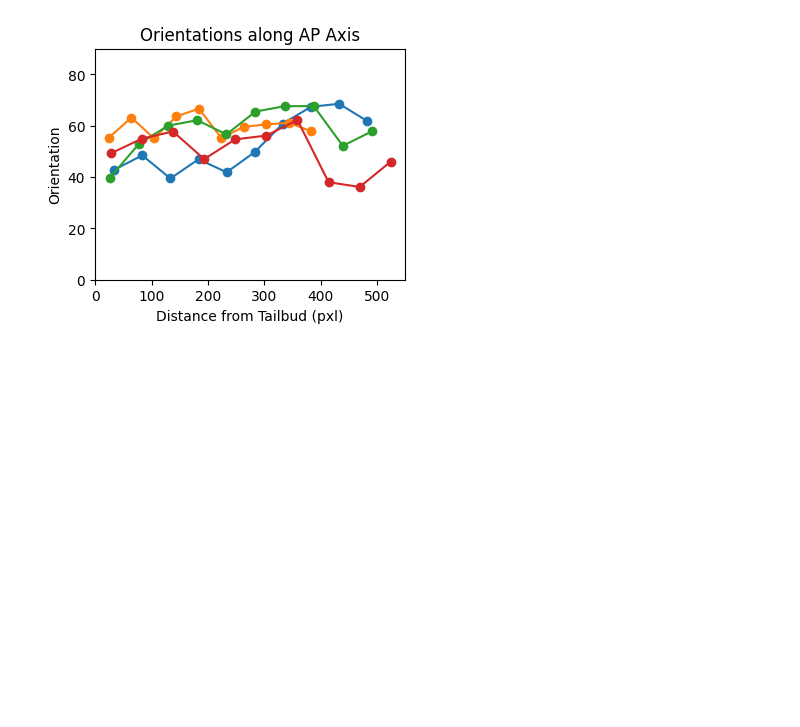
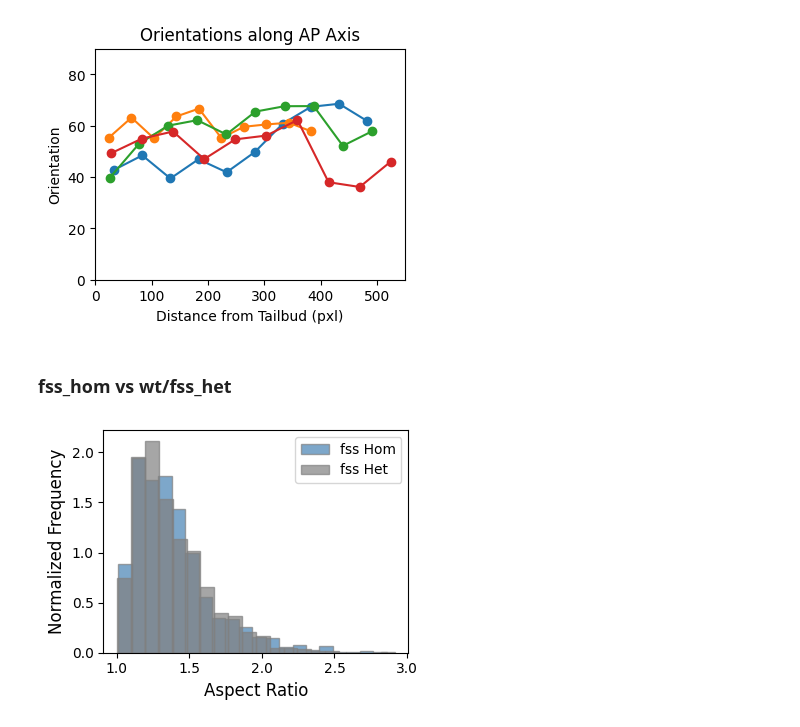
Before and after one commit to feyzanar/git-mycodes, a Jupyter notebook: 2d_mask_parameters.ipynb, the cells around one changed output. Drawn from its saved outputs; the diff is of its cells as text; code cells hidden in the pictures; blank space fills up the shorter version.

```diff
--- a/2d_mask_parameters.ipynb
+++ b/2d_mask_parameters.ipynb
@@ -750,0 +996,37 @@ plt.show()
+# %% [markdown]
+### fss_hom vs wt/fss_het
+# %%
+hom_aspect_ratios = [
+    mask["aspect_ratio"]
+    for masks in fss_hom_masks.values()
+    for mask in masks.values()
+    if mask["roi"]
+]
+
+het_aspect_ratios = [
+    mask["aspect_ratio"]
+    for masks in fss_het_masks.values()
+    for mask in masks.values()
+    if mask["roi"]
+]
+# Create the histogram
+plt.figure(figsize=(4, 3))
+
+
+# Plot the normalized histogram for Gullum Hom with transparency
+plt.hist(hom_aspect_ratios, bins=20, color='steelblue', alpha=0.7, label="fss Hom", density=True, edgecolor='gray')
+
+# Plot the normalized histogram for Gullum Het with full opacity
+plt.hist(het_aspect_ratios, bins=20, color='gray', alpha=0.7, label="fss Het", density=True, edgecolor='gray')
+
+# Add a legend
+plt.legend()
+
+plt.xlabel("Aspect Ratio", fontsize=12)
+plt.ylabel("Normalized Frequency", fontsize=12)
+
+# Show the plot
+plt.tight_layout()
+plt.show()
+# %% [output]
+[figure, added]
```
Also changed, not shown: parts of 14 cells of this notebook.
